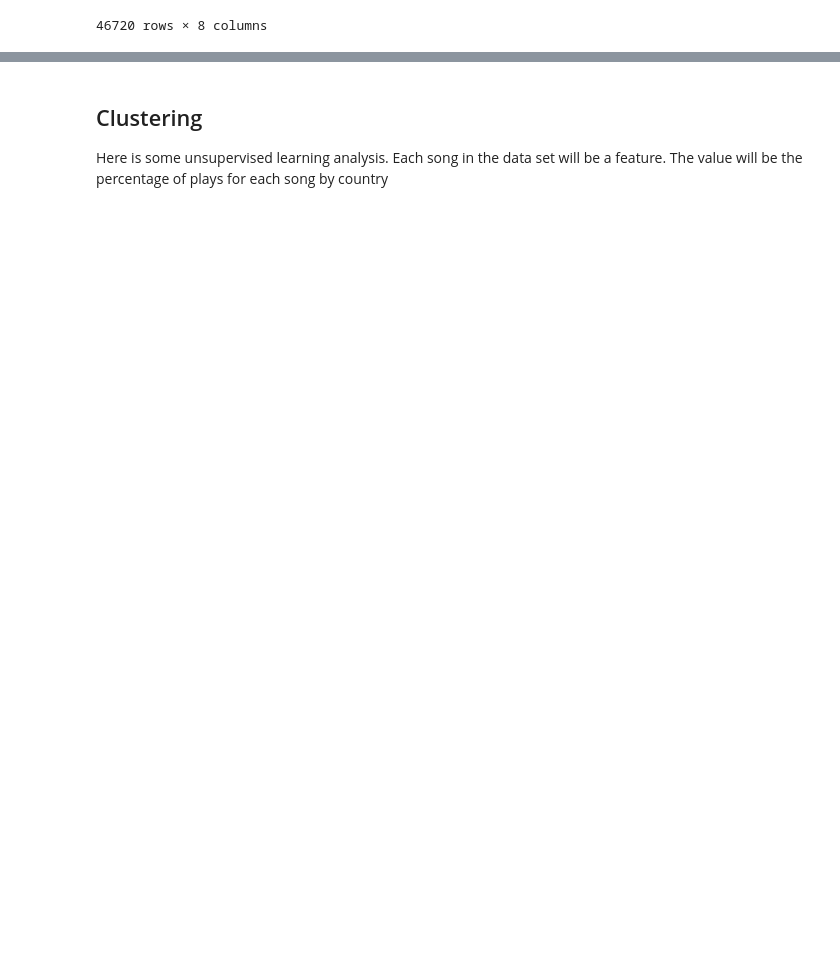
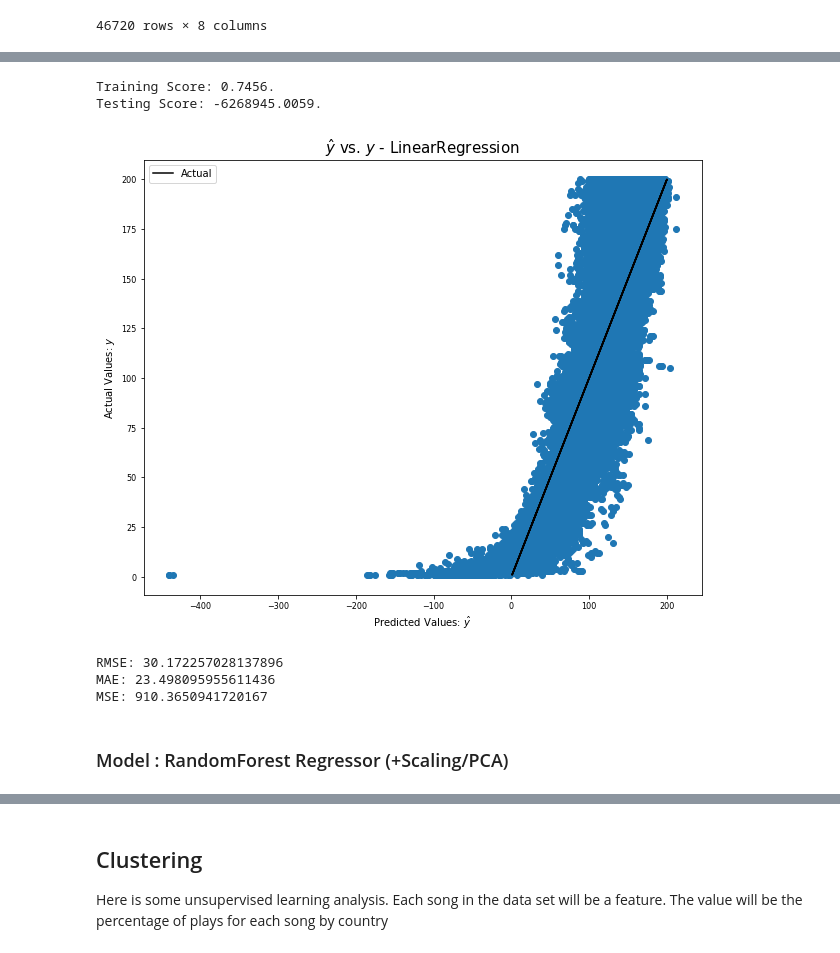
Before and after one commit to Zheng-Lu/Spotify-Worldwide-Trends-Analysis, a Jupyter notebook: Analysis.ipynb, the cells around one changed output, grey strips where cells are left out. Drawn from its saved outputs; the diff is of its cells as text; code cells hidden in the pictures; blank space fills up the shorter version.

Commit message:
Ramdom Forest Update

```diff
--- a/Analysis.ipynb
+++ b/Analysis.ipynb
@@ -484,0 +547,3 @@ df_Global_new_dummies = pd.get_dummies()
+# %%
+X_new = df_Global_new_dummies.drop(
+    columns = ['Region', 'Lowest Rank', 'Hignest Rank', 'Average Rank'])
@@ -484,0 +554,72 @@ df_Global_new_dummies = pd.get_dummies()
+# %%
+# Tunning model & fit it
+lm = MultiOutputRegressor(LinearRegression())
+lm.fit(X_train, y_train)
+print(f'Training Score: {round(lm.score(X_train, y_train),4)}.')
+print(f'Testing Score: {round(lm.score(X_test, y_test),4)}.')
+# %% [output]
+Training Score: 0.7456.
+Testing Score: -6268945.0059.
+# %%
+# Scaling data for PCA
+ss = StandardScaler()
+X_train = ss.fit_transform(X_train)
+X_test = ss.transform(X_test)
+# %%
+# Instantiate PCA and fitting
+pca = PCA()
+pca.fit(X_train)
+Z_train = pca.transform(X_train)
+Z_test = pca.transform(X_test)
+# %%
+# Selecting components
+var_exp = pca.explained_variance_ratio_
+# Generate the cumulative explained variance.
+cum_var_exp = np.cumsum(var_exp)
+
+#instantiate with important components
+# 用sklearn封装的PCA方法，做PCA的代码如下。
+# PCA方法参数n_components，如果设置为整数，则n_components=k。
+# 如果将其设置为小数，则说明降维后的数据能保留的信息。
+# https://blog.csdn.net/ybdesire/article/details/64546435
+pca = PCA(n_components =0.99)
+pca.fit(X_train)
+
+# Tune & fit model
+lm = MultiOutputRegressor(LinearRegression())
+Z_train = pca.transform(X_train)
+Z_test = pca.transform(X_test)
+lm.fit(Z_train, y_train)
+
+# print(f'Training R2 Score: {round(lm.score(Z_train, y_train),4)}')
+# Training R2 Score: 0.7166
+# print(f'Testing R2 Score: {round(lm.score(Z_test, y_test),4)}')
+# Testing R2 Score: 0.707
+
+#Look into predictions
+y_pred_train= lm.predict(Z_train)
+y_pred_test = lm.predict(Z_test)
+
+# Plotting to compare actual vs preds for avg rank
+plt.figure(figsize = (10,8))
+plt.scatter(y_pred_test,y_test);
+plt.plot( y_test,y_test, c = 'black');
+plt.xlabel("Predicted Values: $\hat{y}$", fontsize = 10);
+plt.ylabel("Actual Values: $y$", fontsize = 10);
+plt.title("$\hat{y}$ vs. $y$ - LinearRegression", fontsize = 15);
+plt.legend(['Actual']);
+plt.yticks(fontsize=8)
+plt.xticks(fontsize=8);
+plt.savefig('../MultipleLinearRegression.png', dpi = 100)
+# %% [output]
+[figure, added]
+# %%
+print('RMSE:', np.sqrt(metrics.mean_squared_error(y_test, y_pred_test)))
+print('MAE:', metrics.mean_absolute_error(y_test,y_pred_test))
+print('MSE:', metrics.mean_squared_error(y_test, y_pred_test))
+# %% [output]
+RMSE: 30.172257028137896
+MAE: 23.498095955611436
+MSE: 910.3650941720167
+# %% [markdown]
+### Model : RandomForest Regressor (+Scaling/PCA)
```
Also changed, not shown: parts of 33 cells of this notebook.
